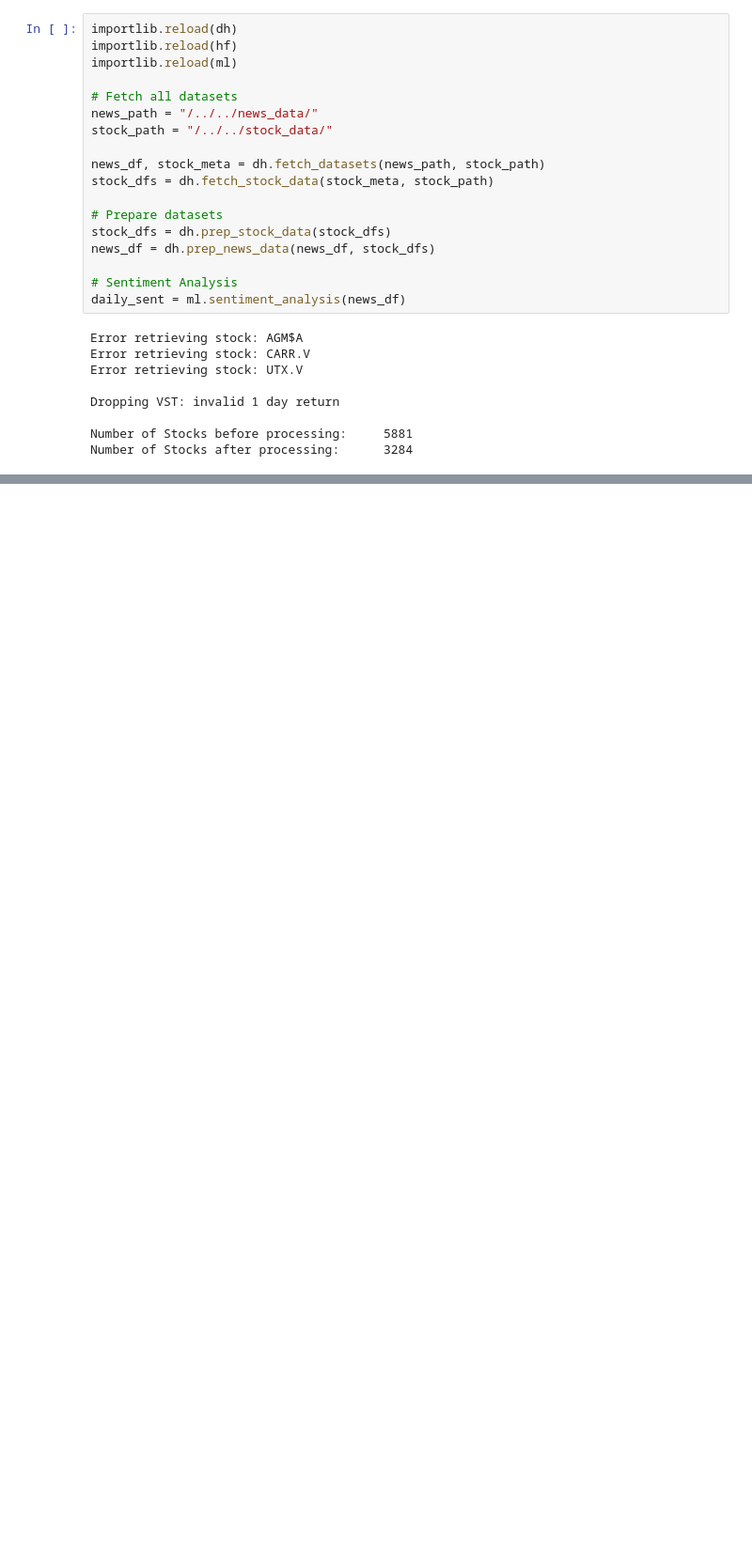
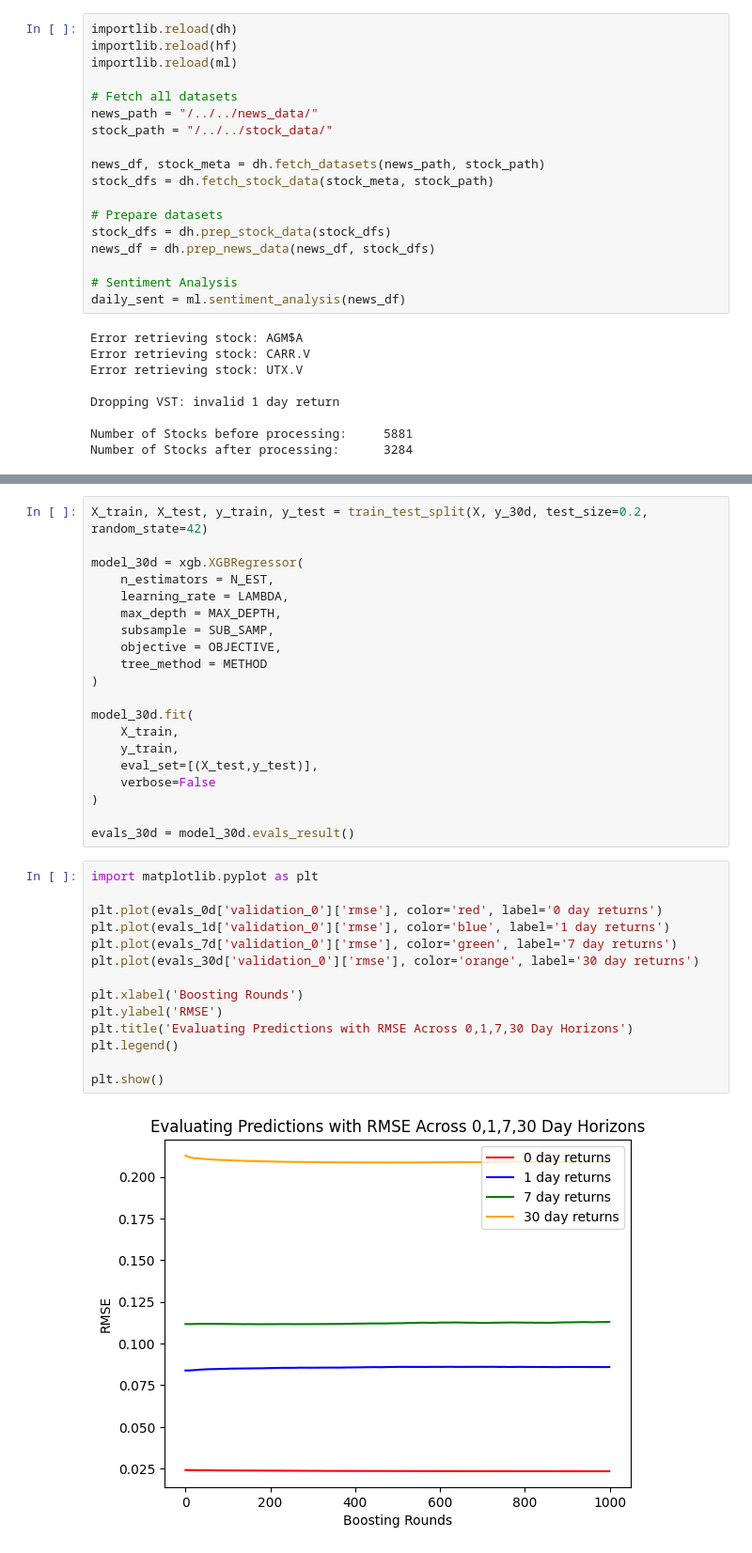
Before and after one commit to z-ferg/StockPrediction, a Jupyter notebook: additional_files/workspace.ipynb, the cells around one changed output, grey strips where cells are left out. Shown at 94% size. Cells and saved outputs as stored; diff of their text form; blank space fills up the shorter version.

Commit message:
XGBoost models completed, now to compare with LSTM work.

```diff
--- a/additional_files/workspace.ipynb
+++ b/additional_files/workspace.ipynb
@@ -164,0 +128,36 @@ R²:   -0.106633
+# %%
+X_train, X_test, y_train, y_test = train_test_split(X, y_30d, test_size=0.2, random_state=42)
+
+model_30d = xgb.XGBRegressor(
+    n_estimators = N_EST,
+    learning_rate = LAMBDA,
+    max_depth = MAX_DEPTH,
+    subsample = SUB_SAMP,
+    objective = OBJECTIVE,
+    tree_method = METHOD
+)
+
+model_30d.fit(
+    X_train,
+    y_train,
+    eval_set=[(X_test,y_test)],
+    verbose=False
+)
+
+evals_30d = model_30d.evals_result()
+# %%
+import matplotlib.pyplot as plt
+
+plt.plot(evals_0d['validation_0']['rmse'], color='red', label='0 day returns')
+plt.plot(evals_1d['validation_0']['rmse'], color='blue', label='1 day returns')
+plt.plot(evals_7d['validation_0']['rmse'], color='green', label='7 day returns')
+plt.plot(evals_30d['validation_0']['rmse'], color='orange', label='30 day returns')
+
+plt.xlabel('Boosting Rounds')
+plt.ylabel('RMSE')
+plt.title('Evaluating Predictions with RMSE Across 0,1,7,30 Day Horizons')
+plt.legend()
+
+plt.show()
+# %% [output]
+[figure, added]
```
Also changed, not shown: parts of 7 cells of this notebook, 2 other files.
